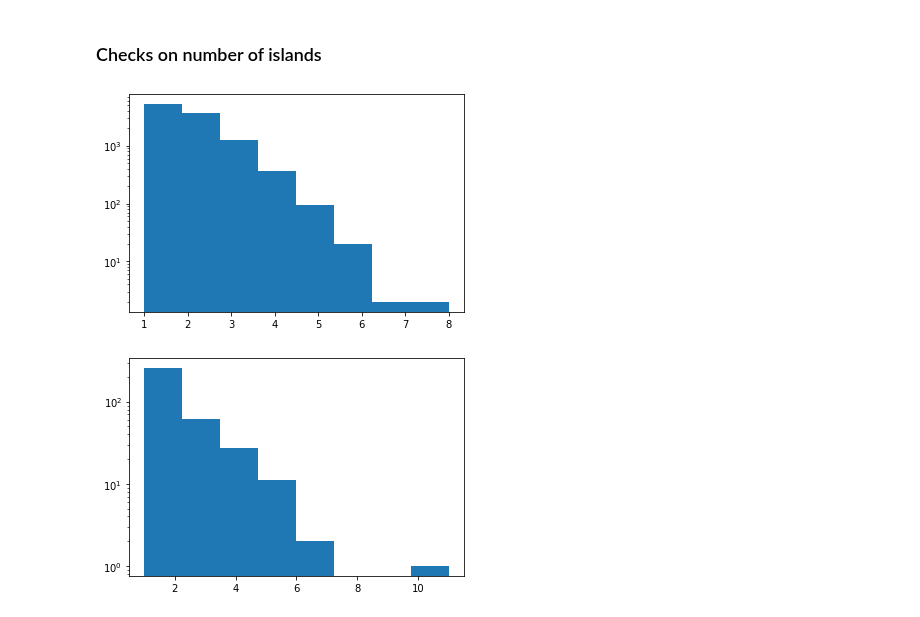
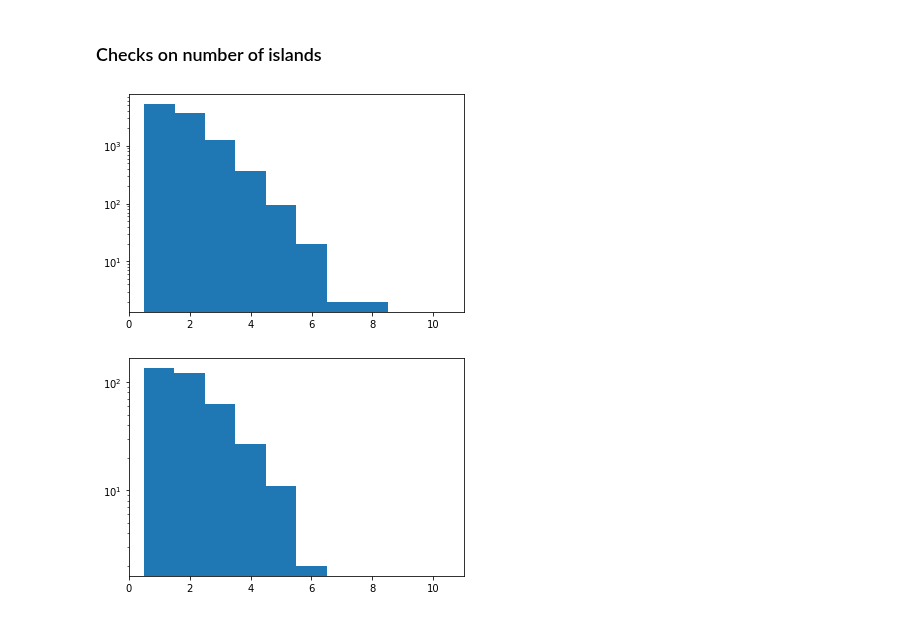
Before and after one commit to cta-observatory/cta-lstchain, a Jupyter notebook: notebooks/lst_sensitivity_pyirf.ipynb, the cells around one changed output. Saved outputs shown, nothing was run; the diff lists cells and outputs as text; code cells hidden in the pictures.

```diff
--- a/notebooks/lst_sensitivity_pyirf.ipynb
+++ b/notebooks/lst_sensitivity_pyirf.ipynb
@@ -762,13 +762,13 @@ plt.show()
 ### Checks on number of islands
 # %%
 gammas_selected=gammas[(gammas['selected']) & (gammas['reco_energy']>1.*u.TeV)]
-plt.hist(gammas_selected['n_islands'], bins=8)
+plt.hist(gammas_selected['n_islands'], bins=10, range=(0.5, 10.5))
 plt.yscale('log')
 # %% [output]
-[figure, old version]
+[figure, new version]
 # %%
 protons_selected=protons[(protons['selected']) & (protons['reco_energy']>1.*u.TeV)]
-plt.hist(protons_selected['n_islands'], bins=8)
+plt.hist(protons_selected['n_islands'], bins=10, range=(0.5, 10.5))
 plt.yscale('log')
 # %% [output]
-[figure, old version]
+[figure, new version]
```
